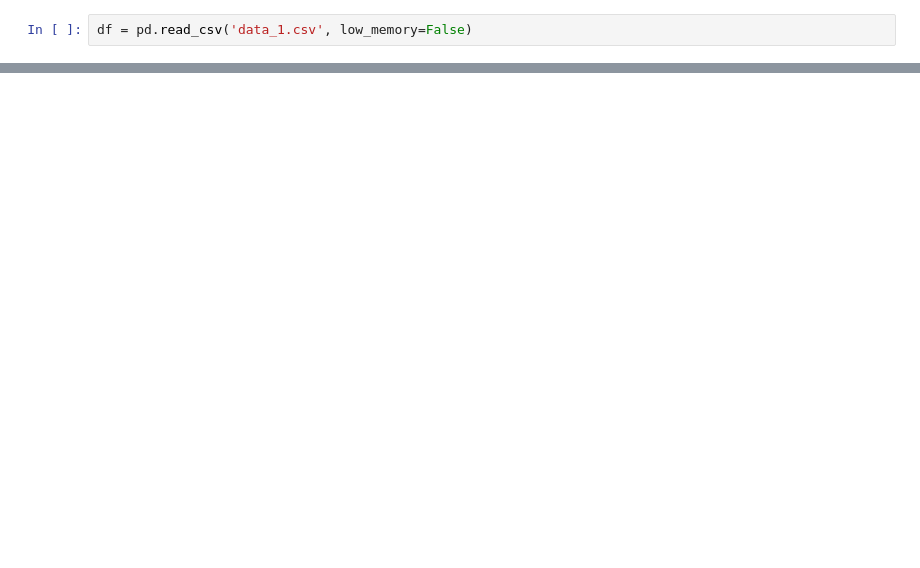
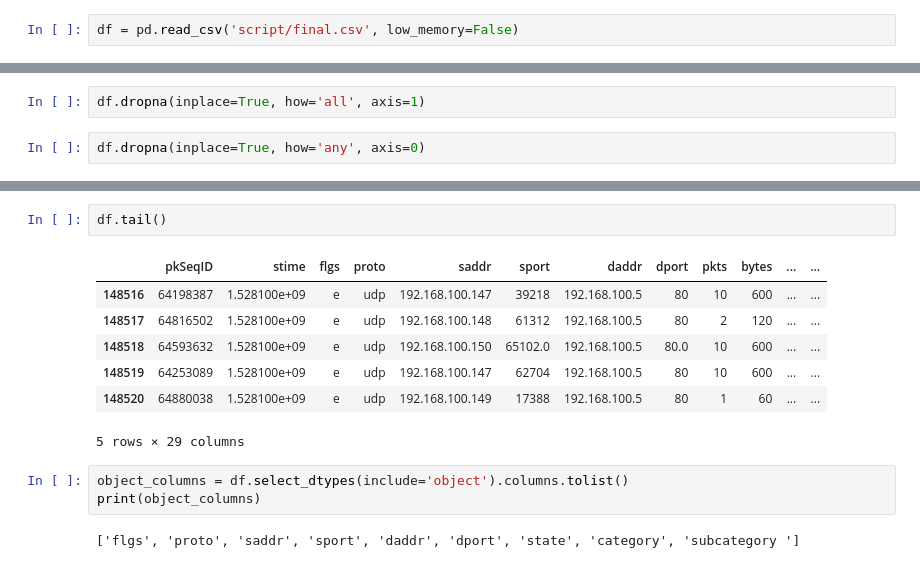
Before and after one commit to Pavel418/network-L1, a Jupyter notebook: project/project.ipynb, the cells around one changed output, grey strips where cells are left out. Cells and saved outputs as stored; diff of their text form; blank space fills up the shorter version.

```diff
--- a/project/project.ipynb
+++ b/project/project.ipynb
@@ -3,2 +7,2 @@ import pandas as pd
 # %%
-df = pd.read_csv('data_1.csv', low_memory=False)
+df = pd.read_csv('script/final.csv', low_memory=False)
@@ -26,0 +52,4 @@ head = df.head()
+# %%
+df.dropna(inplace=True, how='all', axis=1)
+# %%
+df.dropna(inplace=True, how='any', axis=0)
@@ -26,0 +76,15 @@ head = df.head()
+# %%
+df.tail()
+# %% [output]
+|  | pkSeqID | stime | flgs | proto | saddr | sport | daddr | dport | pkts | bytes | ... | ... |
+| 148516 | 64198387 | 1.528100e+09 | e | udp | 192.168.100.147 | 39218 | 192.168.100.5 | 80 | 10 | 600 | ... | ... |
+| 148517 | 64816502 | 1.528100e+09 | e | udp | 192.168.100.148 | 61312 | 192.168.100.5 | 80 | 2 | 120 | ... | ... |
+| 148518 | 64593632 | 1.528100e+09 | e | udp | 192.168.100.150 | 65102.0 | 192.168.100.5 | 80.0 | 10 | 600 | ... | ... |
+| 148519 | 64253089 | 1.528100e+09 | e | udp | 192.168.100.147 | 62704 | 192.168.100.5 | 80 | 10 | 600 | ... | ... |
+| 148520 | 64880038 | 1.528100e+09 | e | udp | 192.168.100.149 | 17388 | 192.168.100.5 | 80 | 1 | 60 | ... | ... |
+5 rows × 29 columns
+# %%
+object_columns = df.select_dtypes(include='object').columns.tolist()
+print(object_columns)
+# %% [output]
+['flgs', 'proto', 'saddr', 'sport', 'daddr', 'dport', 'state', 'category', 'subcategory ']
```
Also changed, not shown: parts of 13 cells of this notebook, 6 other files.
